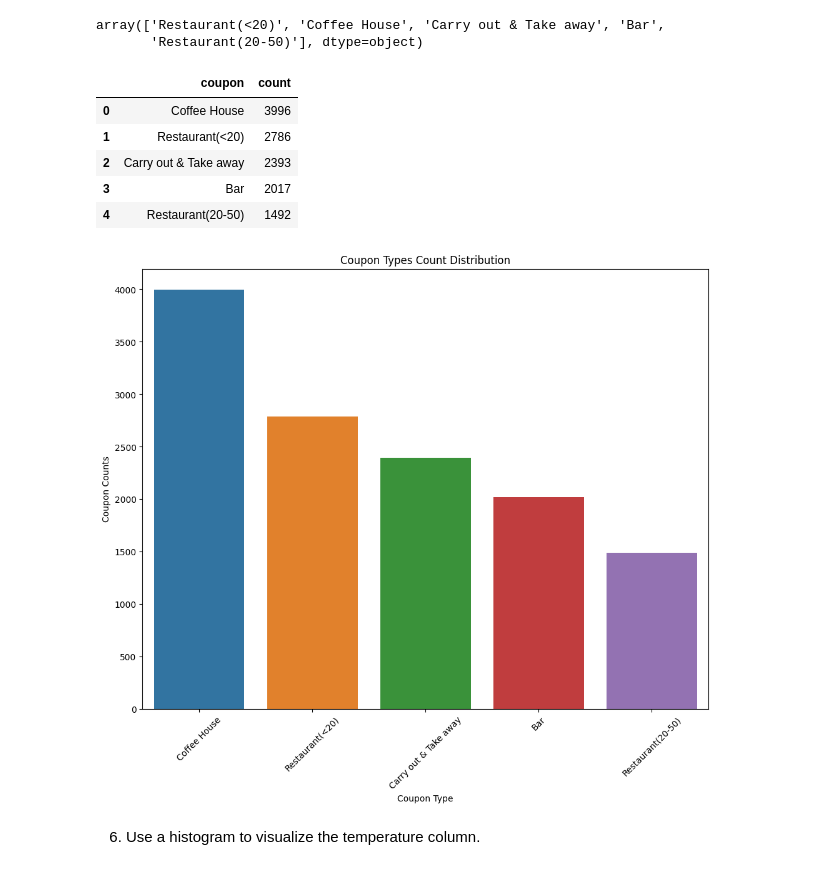
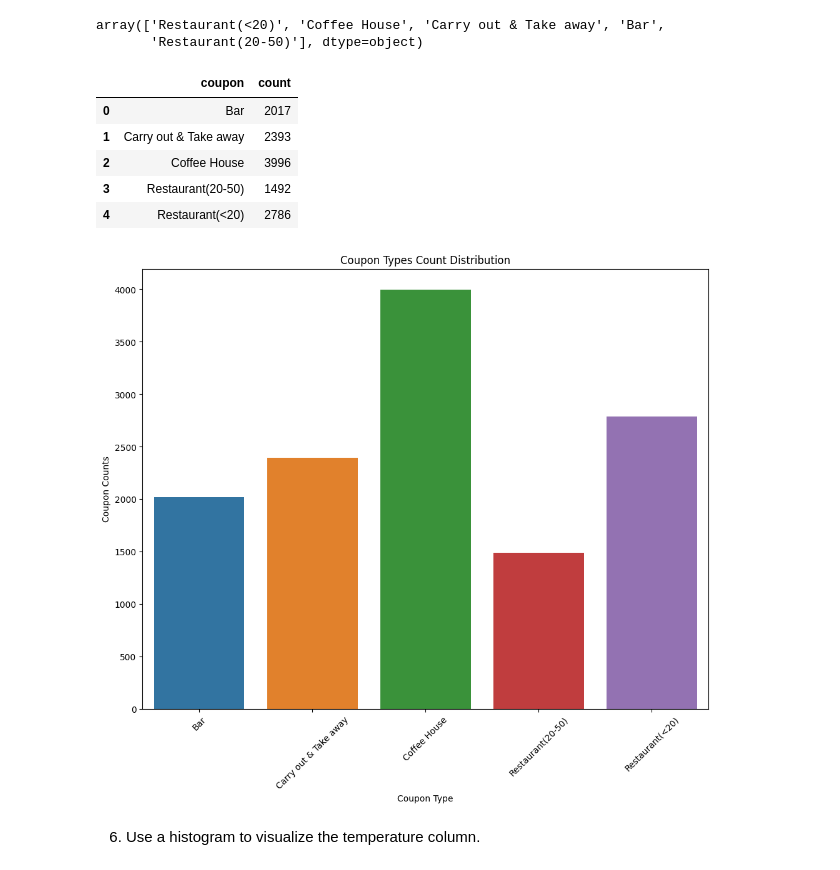
Before and after one commit to atewari-bot/driving-coupon, a Jupyter notebook: prompt.ipynb, the cells around one changed output. Saved outputs shown, nothing was run; the diff lists cells and outputs as text; code cells hidden in the pictures.

```diff
--- a/prompt.ipynb
+++ b/prompt.ipynb
@@ -80,6 +81,11 @@ data.head()
 | 3 | No Urgent Place | Friend(s) | Sunny | 80 | 2PM | Coffee House | 2h | Female | 21 | ... |
 | 4 | No Urgent Place | Friend(s) | Sunny | 80 | 2PM | Coffee House | 1d | Female | 21 | ... |
 5 rows × 26 columns
+# %%
+# Util functions
+def getColumnValueCounts(col):
+    # Check value count for each unique value for column
+    return data.groupby(col)[col].value_counts()
 # %% [markdown]
 2. Investigate the dataset for missing or problematic data.
 # %% [markdown]
@@ -402,28 +383,31 @@ array(['Restaurant(<20)', 'Coffee House', 'Carry out & Take away', 'Bar',
        'Restaurant(20-50)'], dtype=object)
 # %%
 # Find count for each type of coupon
-coupon = data['coupon'].value_counts().reset_index()
+coupon = getColumnValueCounts('coupon').reset_index()
 coupon
 # %% [output]
 |  | coupon | count |
-| 0 | Coffee House | 3996 |
-| 1 | Restaurant(<20) | 2786 |
-| 2 | Carry out & Take away | 2393 |
-| 3 | Bar | 2017 |
-| 4 | Restaurant(20-50) | 1492 |
+| 0 | Bar | 2017 |
+| 1 | Carry out & Take away | 2393 |
+| 2 | Coffee House | 3996 |
+| 3 | Restaurant(20-50) | 1492 |
+| 4 | Restaurant(<20) | 2786 |
 # %%
 # Bar plot visualization for coupon types
-plt.figure(figsize=(10, 8))
-sns.barplot(coupon, x='coupon', y='count', hue='coupon')
-plt.title('Coupon Types Count Distribution')
-plt.xlabel('Coupon Type')
-plt.ylabel('Coupon Counts')
-plt.tight_layout()
-plt.xticks(rotation=45)
-plt.savefig("images/coupons_types_distribution.png")
-plt.show()
+def plot_coupon_types_distribution():
+    plt.figure(figsize=(10, 8))
+    sns.barplot(coupon, x='coupon', y='count', hue='coupon')
+    plt.title('Coupon Types Count Distribution')
+    plt.xlabel('Coupon Type')
+    plt.ylabel('Coupon Counts')
+    plt.tight_layout()
+    plt.xticks(rotation=45)
+    plt.savefig("images/coupons_types_distribution.png")
+    plt.show()
+
+plot_coupon_types_distribution()
 # %% [output]
-[figure, old version]
+[figure, new version]
 # %% [markdown]
 6. Use a histogram to visualize the temperature column.
 # %%
```
Also changed, not shown: parts of 136 cells of this notebook, 1 other file.
